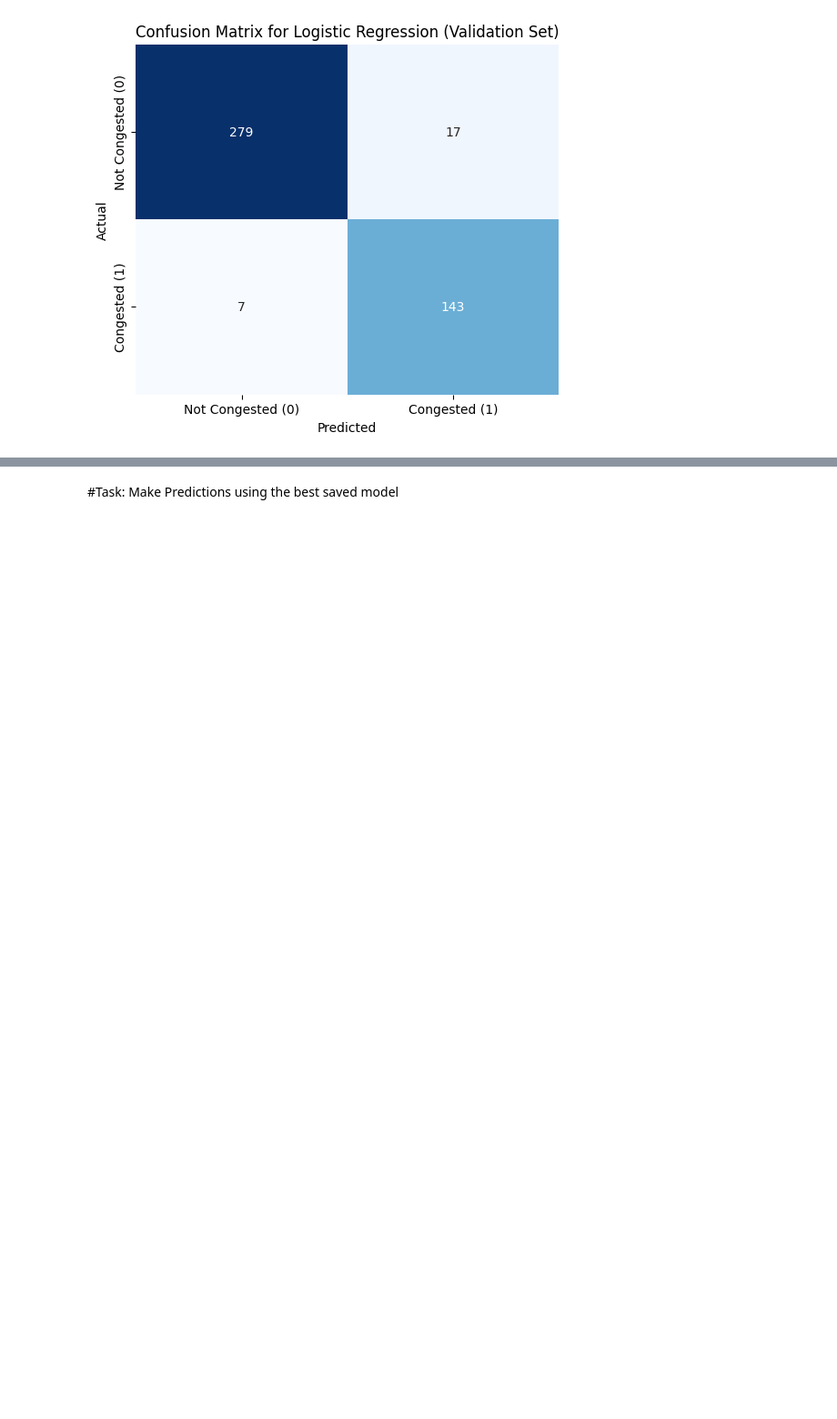
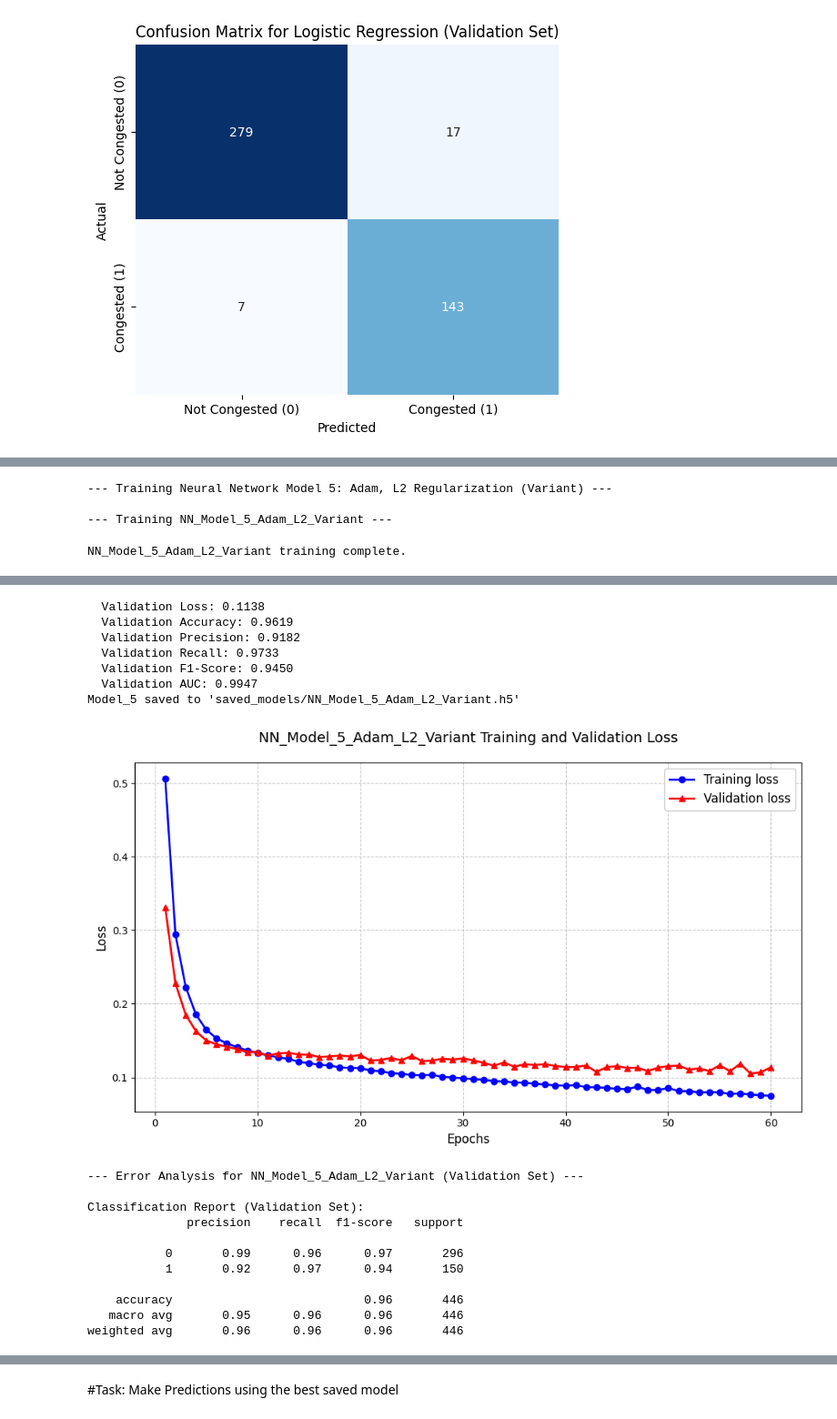
Before and after one commit to Gakwaya011/Kigali_Traffic_Congestion_Prediction, a Jupyter notebook: Summative_Intro_to_ml_Christophe_Gakwaya_assignment.ipynb, the cells around one changed output, grey strips where cells are left out. Shown: that part at 91% size. Drawn from its saved outputs; the diff is of its cells as text; code cells hidden in the pictures; blank space fills up the shorter version.

```diff
--- a/Summative_Intro_to_ml_Christophe_Gakwaya_assignment.ipynb
+++ b/Summative_Intro_to_ml_Christophe_Gakwaya_assignment.ipynb
@@ -729,2 +742,57 @@ Classification Report (Validation Set):
 weighted avg       0.96      0.96      0.96       446
 [figure]
+# %%
+# NN Combination 4 (model_5): Another Optimized Neural Network
+# Optimization: Adam (with a slightly different LR)
+# Regularization: L2 (with a different strength)
+# A slightly simpler architecture or different activation functions for variety
+
+print("\n--- Training Neural Network Model 5: Adam, L2 Regularization (Variant) ---")
+
+model_5 = define_model(
+    input_dim=input_dim_for_nn,
+    optimizer_type='adam',
+    learning_rate=0.0008, # Slightly different LR
+    dropout_rate=0.0,
+    regularization_type='l2',
+    regularization_strength=0.0005, # Slightly different strength
+    num_hidden_layers=2,
+    neurons_per_layer=[50, 25], # Slightly different neuron count
+    model_name="NN_Model_5_Adam_L2_Variant"
+)
+
+model_5, history_5 = train_and_evaluate_nn(
+    model_5, X_train_scaled_df, y_train, X_val_scaled_df, y_val,
+    epochs=60, # Different epochs
+    model_name="NN_Model_5_Adam_L2_Variant"
+)
+
+# --- Save model_5 ---
+model_5_path = os.path.join(saved_models_dir, 'NN_Model_5_Adam_L2_Variant.h5')
+model_5.save(model_5_path)
+print(f"Model_5 saved to '{model_5_path}'")
+
+loss_curve_plot(history_5, model_name="NN_Model_5_Adam_L2_Variant")
+
+# print out confusion matrix and error analysis metrics after the cell
+print("\n--- Error Analysis for NN_Model_5_Adam_L2_Variant (Validation Set) ---")
+y_pred_val_proba_m5 = model_5.predict(X_val_scaled_df, verbose=0)
+y_pred_val_m5 = (y_pred_val_proba_m5 > 0.5).astype(int)
+
+print("\nClassification Report (Validation Set):")
+print(classification_report(y_val, y_pred_val_m5, zero_division=0))
+
+plt.figure(figsize=(6, 5))
+cm_m5 = confusion_matrix(y_val, y_pred_val_m5)
+sns.heatmap(cm_m5, annot=True, fmt='d', cmap='Blues', cbar=False,
+            xticklabels=['Not Congested (0)', 'Congested (1)'],
+            yticklabels=['Not Congested (0)', 'Congested (1)'])
+plt.title('Confusion Matrix for NN_Model_5_Adam_L2_Variant (Validation Set)')
+plt.xlabel('Predicted')
+plt.ylabel('Actual')
+plt.show()
+# %% [output]
+--- Training Neural Network Model 5: Adam, L2 Regularization (Variant) ---
+
+--- Training NN_Model_5_Adam_L2_Variant ---
+NN_Model_5_Adam_L2_Variant training complete.
@@ -730,0 +800,19 @@ weighted avg       0.96      0.96      0.96       446
+  Validation Loss: 0.1138
+  Validation Accuracy: 0.9619
+  Validation Precision: 0.9182
+  Validation Recall: 0.9733
+  Validation F1-Score: 0.9450
+  Validation AUC: 0.9947
+Model_5 saved to 'saved_models/NN_Model_5_Adam_L2_Variant.h5'
+[figure, added]
+--- Error Analysis for NN_Model_5_Adam_L2_Variant (Validation Set) ---
+
+Classification Report (Validation Set):
+              precision    recall  f1-score   support
+
+           0       0.99      0.96      0.97       296
+           1       0.92      0.97      0.94       150
+
+    accuracy                           0.96       446
+   macro avg       0.95      0.96      0.96       446
+weighted avg       0.96      0.96      0.96       446
```
Also changed, not shown: parts of 6 cells of this notebook, 1 other file.
